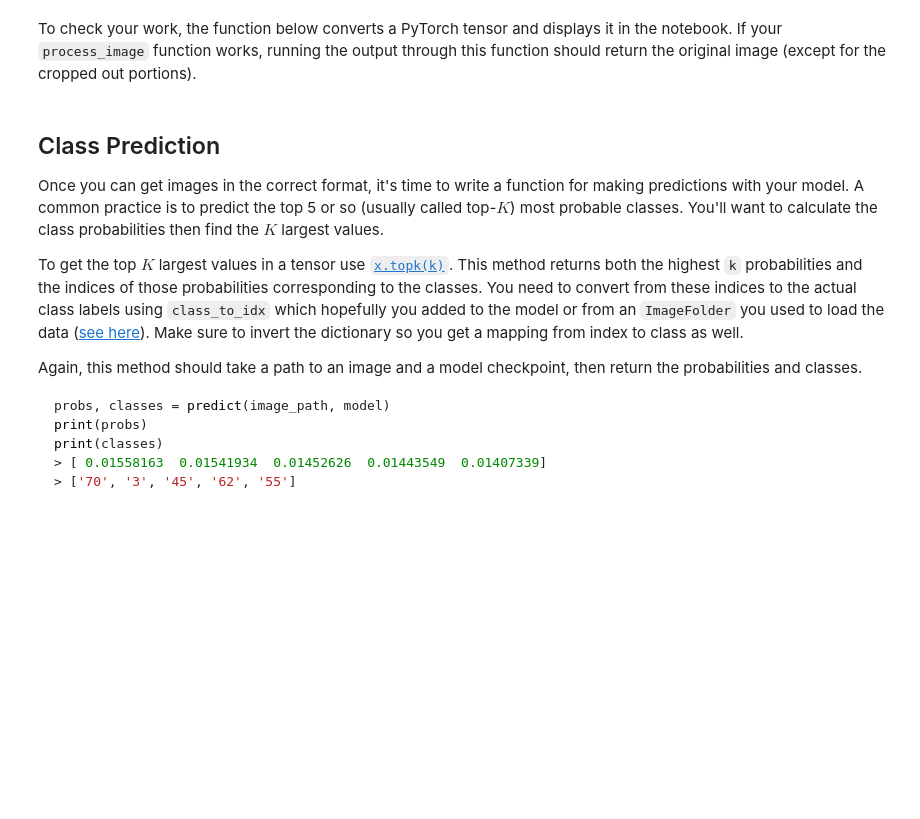
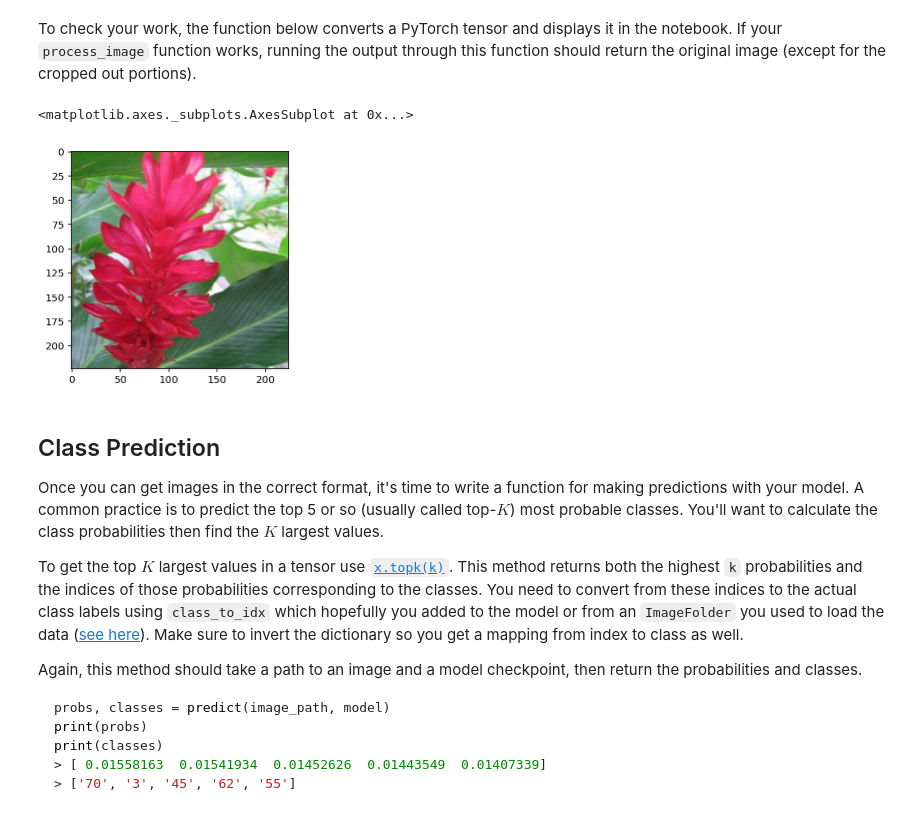
Before and after one commit to xandmaga/pytorch_challenge, a Jupyter notebook: Image Classifier Project.ipynb, the cells around one changed output. Cells and saved outputs as stored; diff of their text form; code cells hidden in the pictures; blank space fills up the shorter version.

Commit message:
Finalizada implementacao do treino e validacao

```diff
--- a/Image Classifier Project.ipynb
+++ b/Image Classifier Project.ipynb
@@ -280,4 +282,6 @@ torch.save(train_model(model, criterion, optmizer, None, 3), 'model.pth')
 At this point it's good to write a function that can load a checkpoint and rebuild the model. That way you can come back to this project and keep working on it without having to retrain the network.
 # %%
 # TODO: Write a function that loads a checkpoint and rebuilds the model
-model = torch.load('model.pth')
+model = models.densenet161(pretrained=True)
+model.classifier = Classifier()
+model = torch.load('model_state.pth')
@@ -317,3 +316,32 @@ def process_image(image):
+# %%
+def process_image(image):
+    ''' Scales, crops, and normalizes a PIL image for a PyTorch model,
+        returns an Numpy array
+    '''
+    im = Image.open(image)
+    ratio =  im.size[0]/im.size[1]
+    if ratio <= 1:
+        new_size = (256, int(256*(1/ratio)))
+    else:
+        new_size = (int(256*ratio), 256)
+    im = im.resize(new_size)
+
+    # calculate margins to crop
+    left_margin = (im.width-224)/2
+    bottom_margin = (im.height-224)/2
+    right_margin = left_margin + 224
+    top_margin = bottom_margin + 224
+    im = im.crop((left_margin, bottom_margin, right_margin,top_margin))
+
+    # Normalize
+    im = np.array(im)/255
+    mean = np.array([0.485, 0.456, 0.406]) #provided mean
+    std = np.array([0.229, 0.224, 0.225]) #provided std
+    im = (im - mean)/std
+
+    im = im.transpose((2,0,1))
+
+    return im
 # %% [markdown]
 To check your work, the function below converts a PyTorch tensor and displays it in the notebook. If your `process_image` function works, running the output through this function should return the original image (except for the cropped out portions).
 # %%
@@ -337,6 +365,13 @@ def imshow(image, ax=None, title=None):
     ax.imshow(image)
 
     return ax
+# %%
+image_path = 'flower_data/valid/24/image_06814.jpg'
+img = process_image(image_path)
+imshow(torch.from_numpy(img).type(torch.FloatTensor))
+# %% [output]
+<matplotlib.axes._subplots.AxesSubplot at 0x...>
+[figure, added]
 # %% [markdown]
 ## Class Prediction
 
```
Also changed, not shown: parts of 7 cells of this notebook.
